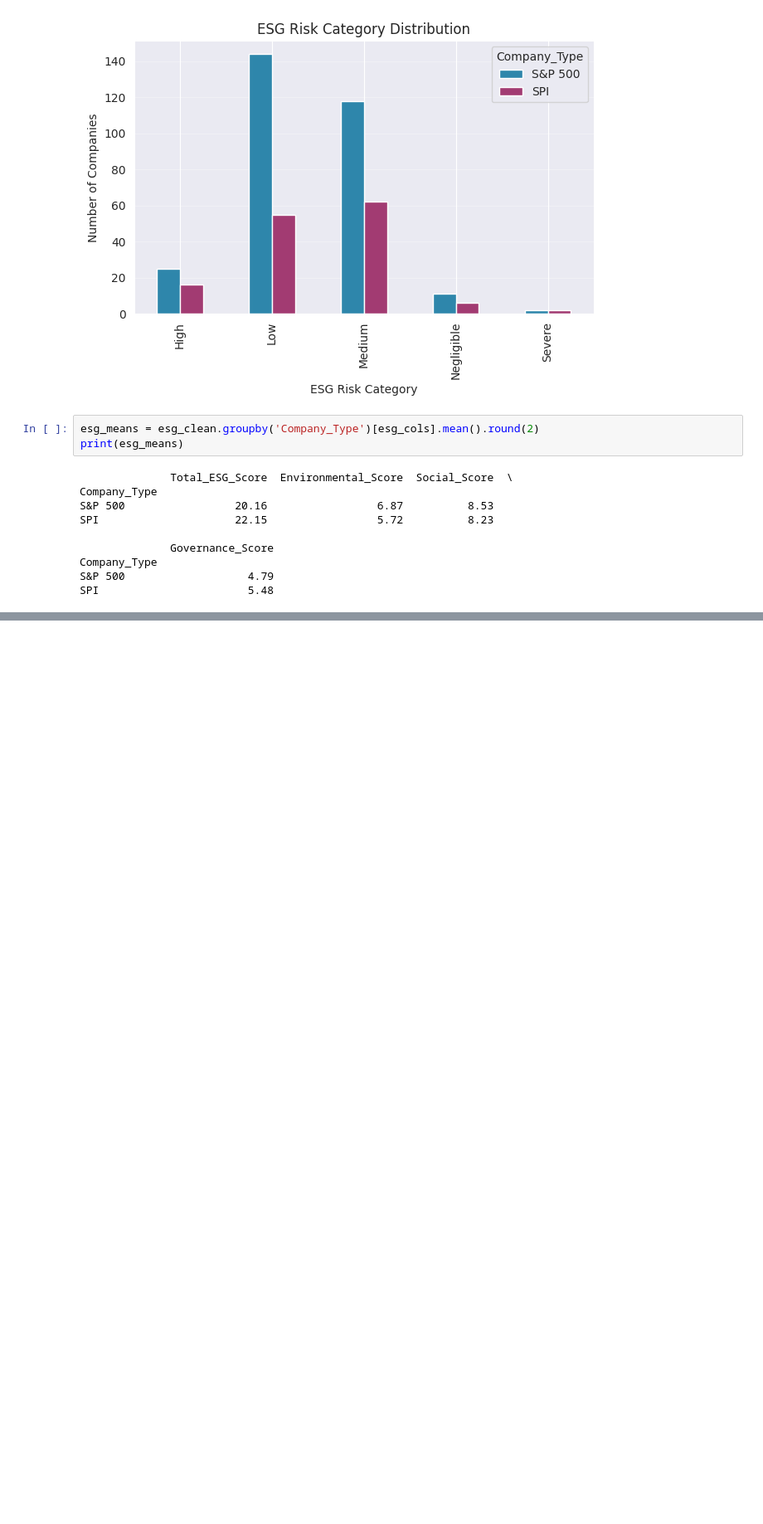
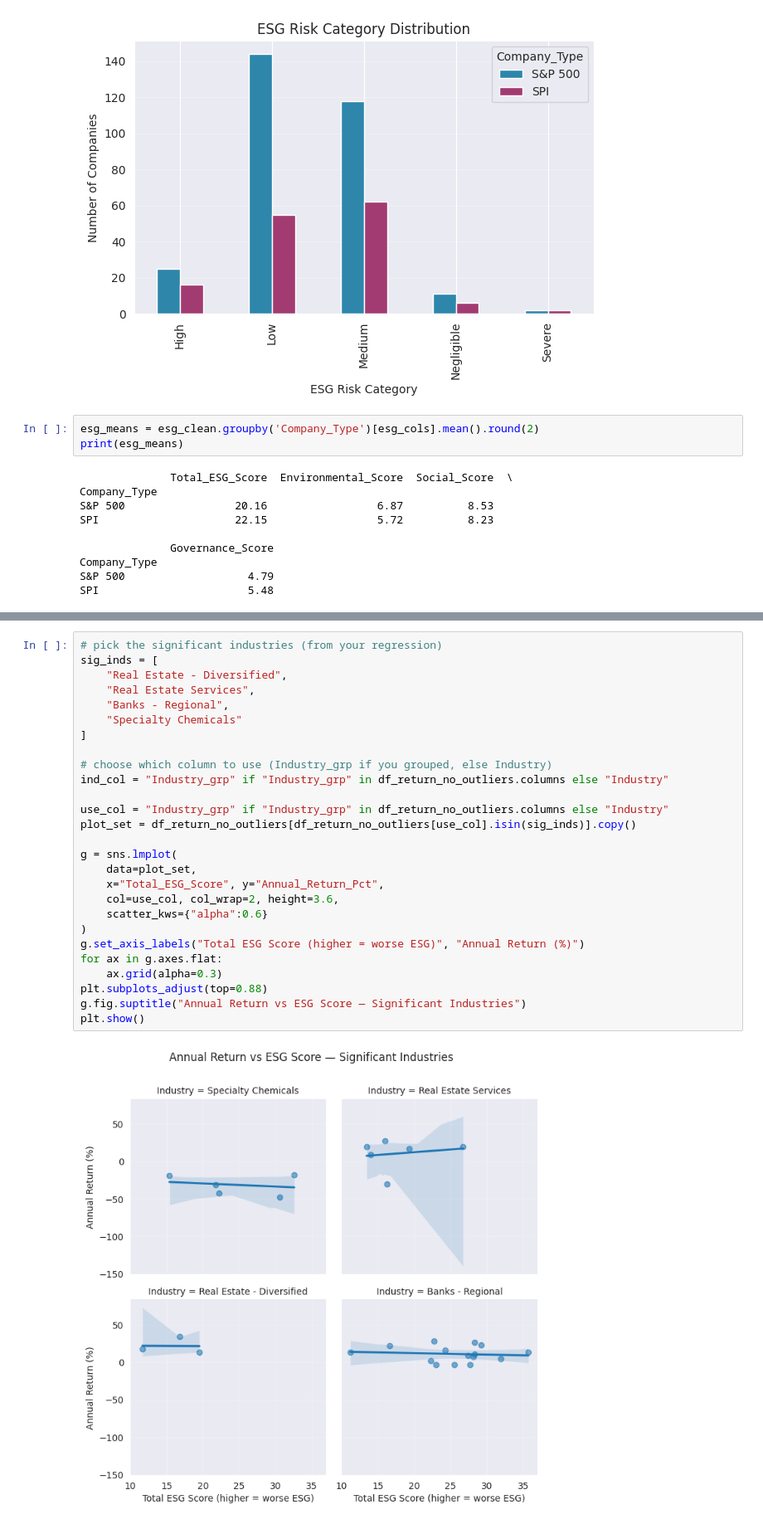
Before and after one commit to Biaancabe/W.MSCIDS_CIP02.H25_BB_MT_XS, a Jupyter notebook: Data Prep.ipynb, the cells around one changed output, grey strips where cells are left out. Shown: that part at 83% size. Drawn from its saved outputs; the diff is of its cells as text; blank space fills up the shorter version.

```diff
--- a/Data Prep.ipynb
+++ b/Data Prep.ipynb
@@ -1012,0 +1251,29 @@ SPI                       5.48
+# %%
+# pick the significant industries (from your regression)
+sig_inds = [
+    "Real Estate - Diversified",
+    "Real Estate Services",
+    "Banks - Regional",
+    "Specialty Chemicals"
+]
+
+# choose which column to use (Industry_grp if you grouped, else Industry)
+ind_col = "Industry_grp" if "Industry_grp" in df_return_no_outliers.columns else "Industry"
+
+use_col = "Industry_grp" if "Industry_grp" in df_return_no_outliers.columns else "Industry"
+plot_set = df_return_no_outliers[df_return_no_outliers[use_col].isin(sig_inds)].copy()
+
+g = sns.lmplot(
+    data=plot_set,
+    x="Total_ESG_Score", y="Annual_Return_Pct",
+    col=use_col, col_wrap=2, height=3.6,
+    scatter_kws={"alpha":0.6}
+)
+g.set_axis_labels("Total ESG Score (higher = worse ESG)", "Annual Return (%)")
+for ax in g.axes.flat:
+    ax.grid(alpha=0.3)
+plt.subplots_adjust(top=0.88)
+g.fig.suptitle("Annual Return vs ESG Score — Significant Industries")
+plt.show()
+# %% [output]
+[figure, added]
```
Also changed, not shown: parts of 24 cells of this notebook.
